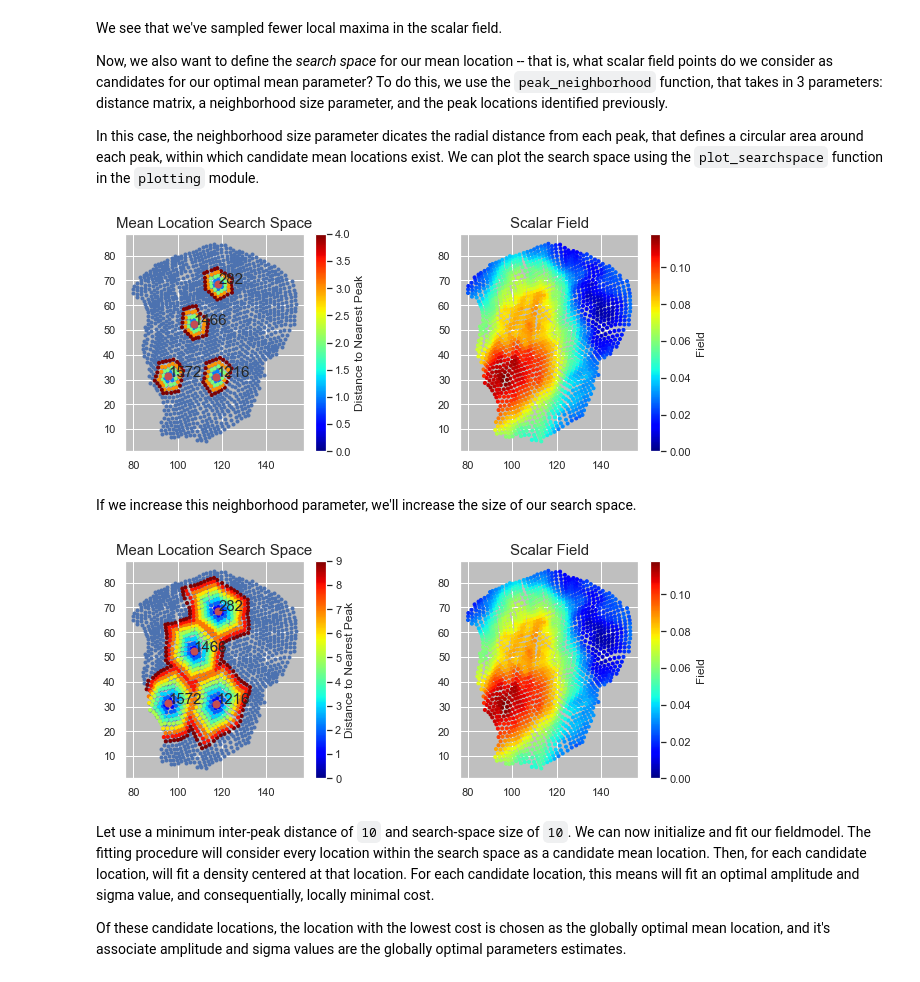
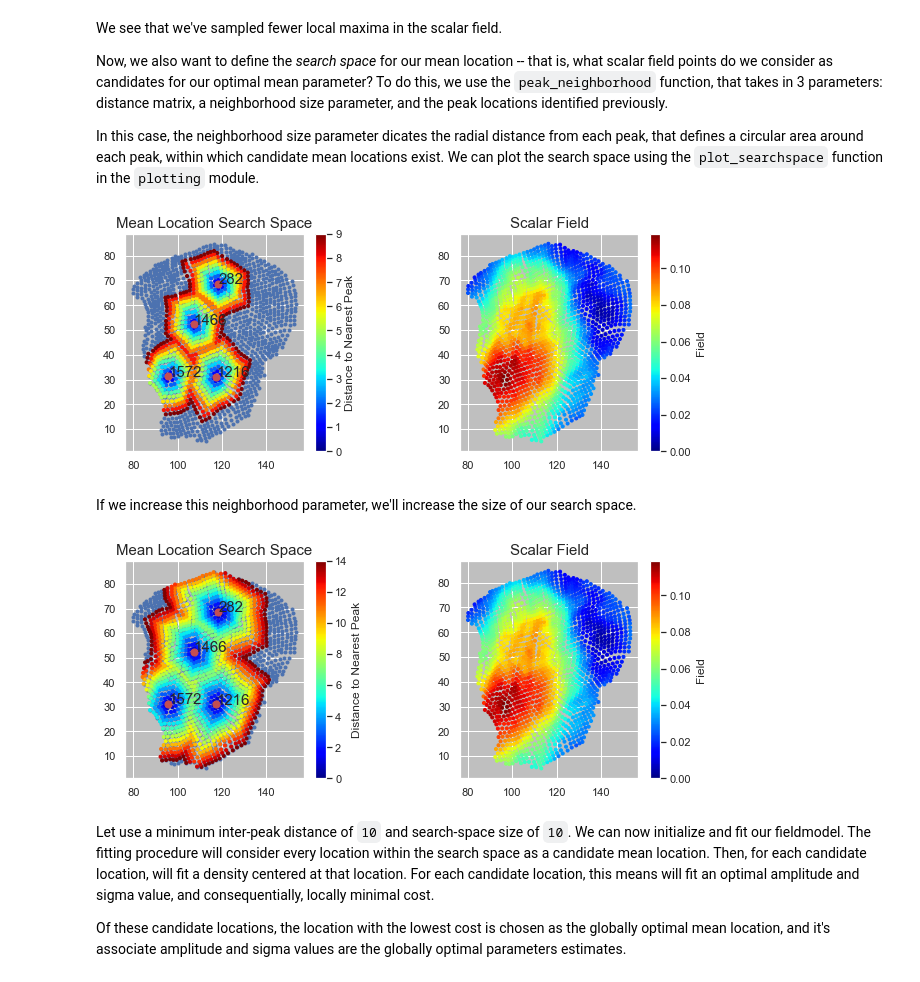
Before and after one commit to kristianeschenburg/fieldmodel, a Jupyter notebook: demos/demo.ipynb, the cells around one changed output. Cells and saved outputs as stored; diff of their text form; code cells hidden in the pictures.

````diff
--- a/demos/demo.ipynb
+++ b/demos/demo.ipynb
@@ -27,6 +31,7 @@ dist = sio.loadmat(dist_file)['apsp']
 # load the scalar field that we'll fit densities to
 field_file = '../data/scalar_field.mat'
 field = sio.loadmat(field_file)['field'].squeeze()
+field = np.arctanh(field)
 # %% [markdown]
 Let's play around first with some parameters for identifying and selecting local maxima.  We can use the ```find_peaks``` and ```peak_neighborhood``` functions from the ```utilities``` module.
 
@@ -49,13 +49,9 @@ F = plotting.plot_peaks(peaks=peaks,
 Let's see what happens when we increase the neighborhood size to ```15```.
 # %%
 n_size = 15
-peaks = util.find_peaks(dist=dist,
-                        n_size=n_size,
-                        sfield=field)
-F = plotting.plot_peaks(peaks=peaks,
-                        sfield=field,
-                        x=tx, y=ty,
-                        field_kwargs={'label': 'Z-Stat'})
+peaks = fm.utilities.find_peaks(dist=dist, n_size=n_size, sfield=field)
+
+F = fm.plotting.plot_peaks(peaks=peaks, sfield=field, x=tx, y=ty, field_kwargs={'label': 'Z-Stat'})
 # %% [output]
 [figure]
 # %% [markdown]
@@ -65,33 +61,19 @@ Now, we also want to define the *search space* for our mean location -- that is,
 
 In this case, the neighborhood size parameter dicates the radial distance from each peak, that defines a circular area around each peak, within which candidate mean locations exist.  We can plot the search space using the ```plot_searchspace``` function in the ```plotting``` module.
 # %%
-h_size = 5
-nhood = util.peak_neighborhood(apsp=dist,
-                               h_size=h_size,
-                               peaks=peaks)
-
-F = plotting.plot_searchspace(dist=dist,
-                              peaks=peaks,
-                              nhood=nhood,
-                              sfield=field,
-                              x=tx, y=ty)
+h_size = 10
+nhood = fm.utilities.peak_neighborhood(apsp=dist, h_size=h_size, peaks=peaks)
+F = fm.plotting.plot_searchspace(dist=dist, peaks=peaks, nhood=nhood, sfield=field, x=tx, y=ty)
 # %% [output]
-[figure, old version]
+[figure, new version]
 # %% [markdown]
 If we increase this neighborhood parameter, we'll increase the size of our search space.
 # %%
-h_size = 10
-nhood = util.peak_neighborhood(apsp=dist,
-                               h_size=h_size,
-                               peaks=peaks)
-
-F = plotting.plot_searchspace(dist=dist,
-                              peaks=peaks,
-                              nhood=nhood,
-                              sfield=field,
-                              x=tx, y=ty)
+h_size = 15
+nhood = fm.utilities.peak_neighborhood(apsp=dist, h_size=h_size, peaks=peaks)
+F = fm.plotting.plot_searchspace(dist=dist, peaks=peaks, nhood=nhood, sfield=field, x=tx, y=ty)
 # %% [output]
-[figure, old version]
+[figure, new version]
 # %% [markdown]
 Let use a minimum inter-peak distance of ```10``` and search-space size of ```10```.  We can now initialize and fit our fieldmodel.  The fitting procedure will consider every location within the search space as a candidate mean location.  Then, for each candidate location, will fit a density centered at that location.  For each candidate location, this means will fit an optimal amplitude and sigma value, and consequentially, locally minimal cost.
 
````
Also changed, not shown: parts of 9 cells of this notebook, 5 other files.
